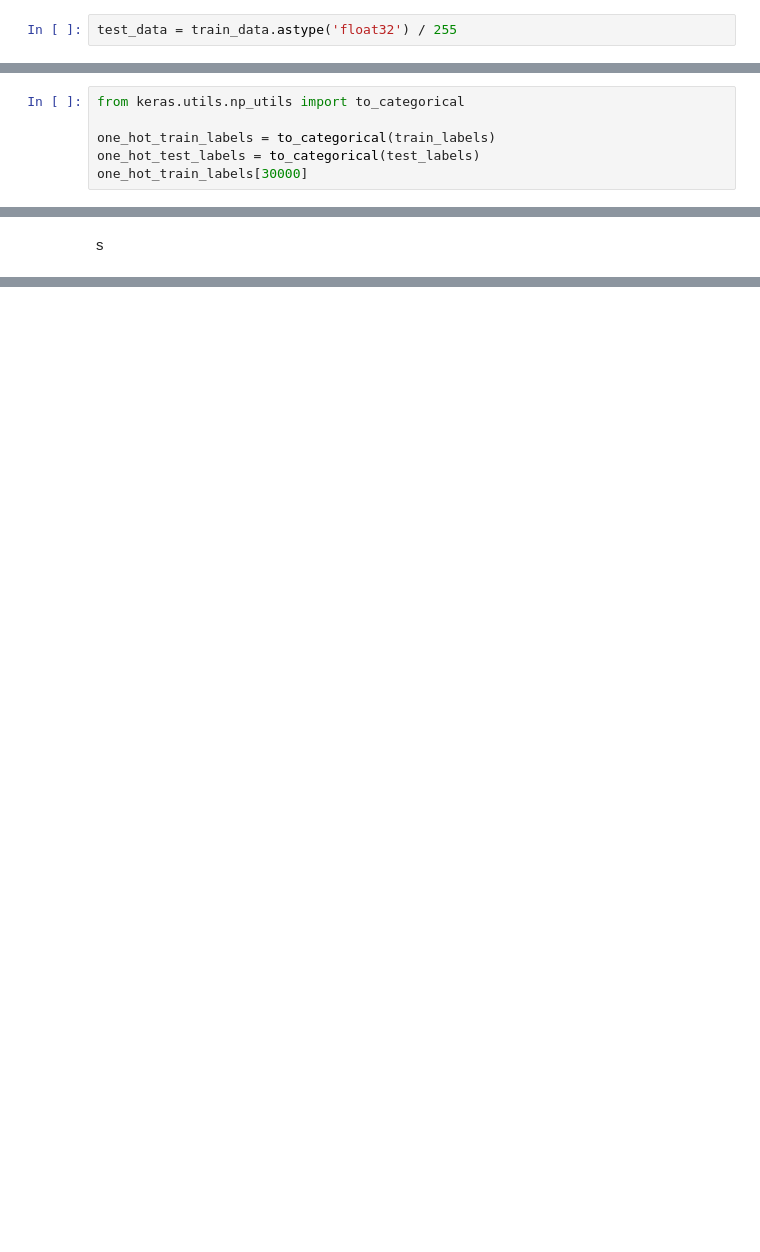
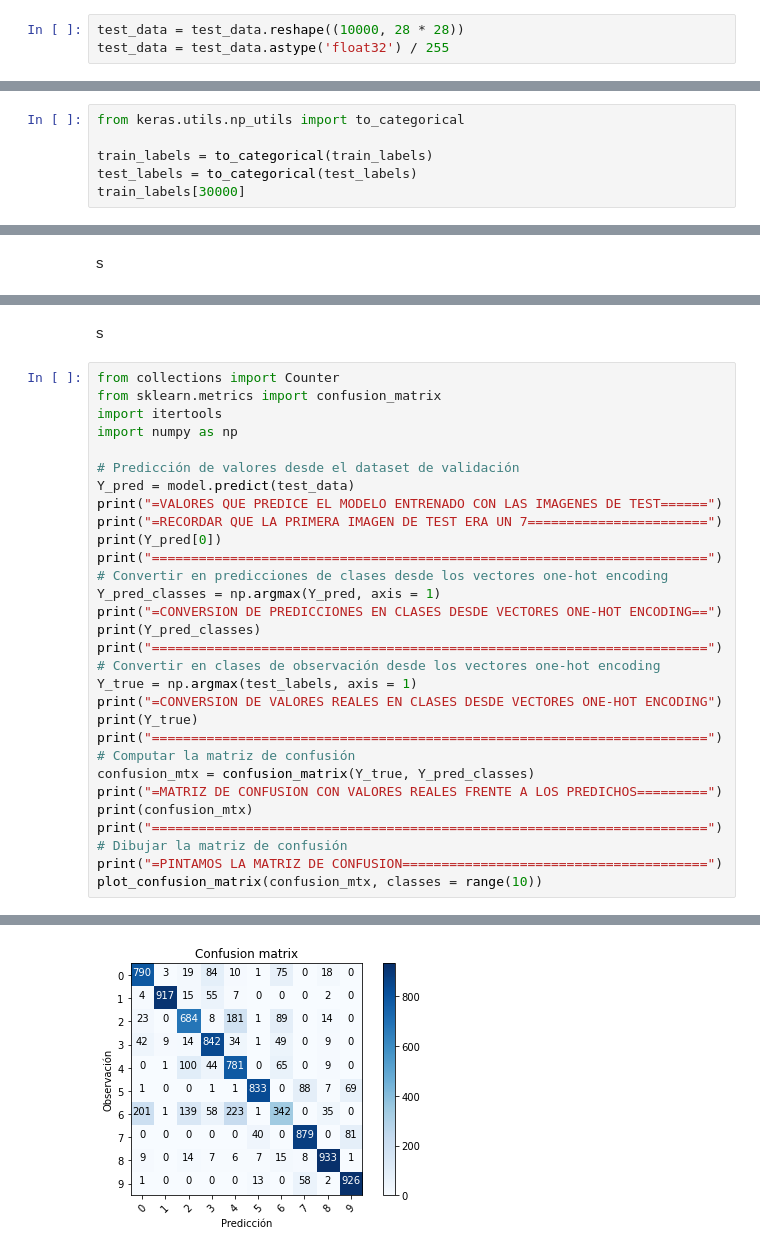
Before and after one commit to javierarteagapuell/deeplearning, a Jupyter notebook: PRACTICA_Fashion_MNIST.ipynb, the cells around one changed output, grey strips where cells are left out. Saved outputs shown, nothing was run; the diff lists cells and outputs as text; blank space fills up the shorter version.

```diff
--- a/PRACTICA_Fashion_MNIST.ipynb
+++ b/PRACTICA_Fashion_MNIST.ipynb
@@ -82,15 +82,16 @@ array([0.        , 0.        , 0.        , 0.        , 0.        ,
 # %% [markdown]
 s
 # %%
-test_data = train_data.astype('float32') / 255
+test_data = test_data.reshape((10000, 28 * 28))
+test_data = test_data.astype('float32') / 255
 # %% [markdown]
 s
 # %%
 from keras.utils.np_utils import to_categorical
 
-one_hot_train_labels = to_categorical(train_labels)
-one_hot_test_labels = to_categorical(test_labels)
-one_hot_train_labels[30000]
+train_labels = to_categorical(train_labels)
+test_labels = to_categorical(test_labels)
+train_labels[30000]
 # %% [output]
 array([0., 0., 0., 1., 0., 0., 0., 0., 0., 0.], dtype=float32)
 # %% [markdown]
@@ -212,0 +212,33 @@ s
+# %% [markdown]
+s
+# %%
+from collections import Counter
+from sklearn.metrics import confusion_matrix
+import itertools
+import numpy as np
+
+# Predicción de valores desde el dataset de validación
+Y_pred = model.predict(test_data)
+print("=VALORES QUE PREDICE EL MODELO ENTRENADO CON LAS IMAGENES DE TEST======")
+print("=RECORDAR QUE LA PRIMERA IMAGEN DE TEST ERA UN 7=======================")
+print(Y_pred[0])
+print("=======================================================================")
+# Convertir en predicciones de clases desde los vectores one-hot encoding
+Y_pred_classes = np.argmax(Y_pred, axis = 1)
+print("=CONVERSION DE PREDICCIONES EN CLASES DESDE VECTORES ONE-HOT ENCODING==")
+print(Y_pred_classes)
+print("=======================================================================")
+# Convertir en clases de observación desde los vectores one-hot encoding
+Y_true = np.argmax(test_labels, axis = 1)
+print("=CONVERSION DE VALORES REALES EN CLASES DESDE VECTORES ONE-HOT ENCODING")
+print(Y_true)
+print("=======================================================================")
+# Computar la matriz de confusión
+confusion_mtx = confusion_matrix(Y_true, Y_pred_classes)
+print("=MATRIZ DE CONFUSION CON VALORES REALES FRENTE A LOS PREDICHOS=========")
+print(confusion_mtx)
+print("=======================================================================")
+# Dibujar la matriz de confusión
+print("=PINTAMOS LA MATRIZ DE CONFUSION=======================================")
+plot_confusion_matrix(confusion_mtx, classes = range(10))
+# %% [output]
@@ -212,0 +262 @@ s
+[figure, added]
```
Also changed, not shown: parts of 25 cells of this notebook.
